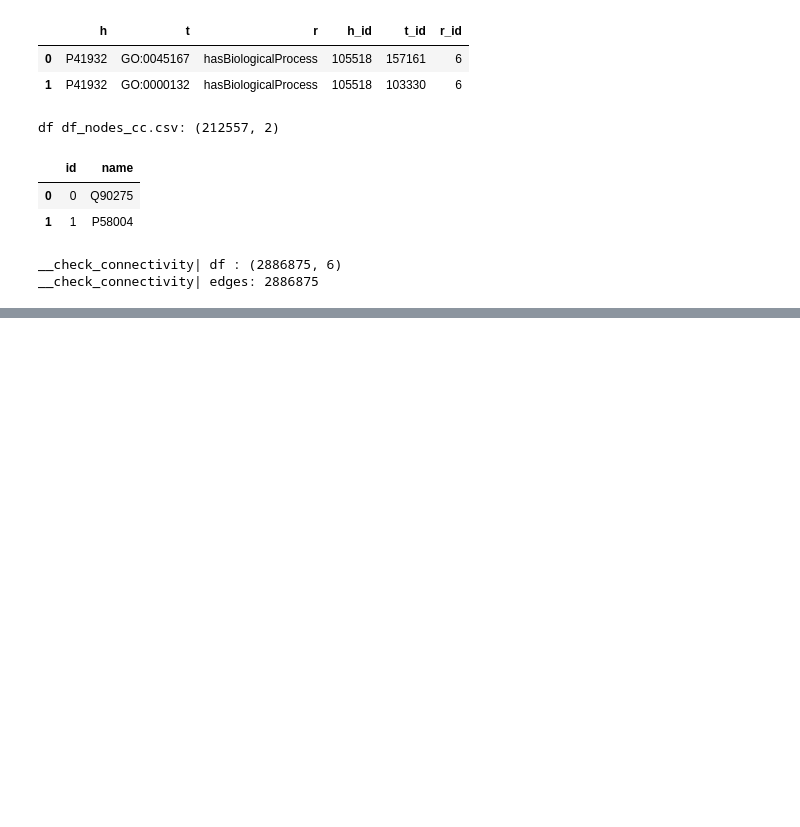
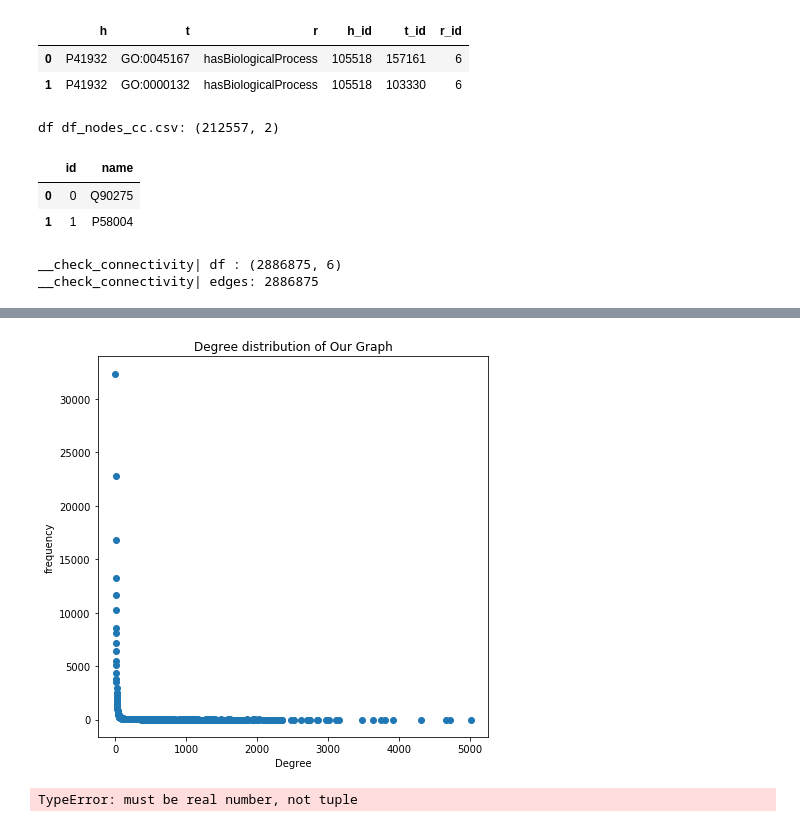
Before and after one commit to abbask/graphpattern2vec_bias, a Jupyter notebook: Scale-free_check.ipynb, the cells around one changed output, grey strips where cells are left out. Saved outputs shown, nothing was run; the diff lists cells and outputs as text; code cells hidden in the pictures; blank space fills up the shorter version.

```diff
--- a/Scale-free_check.ipynb
+++ b/Scale-free_check.ipynb
@@ -66,0 +131,8 @@ plt.show()
+# %%
+degree_dist(degreeCount, 'Our Graph')
+# %% [output]
+[figure, added]
+# %%
+degree_dist_loglog(degreeCount, 'Our Graph')
+# %% [output]
+TypeError: must be real number, not tuple
```
Also changed, not shown: parts of 26 cells of this notebook, 3 other files.
